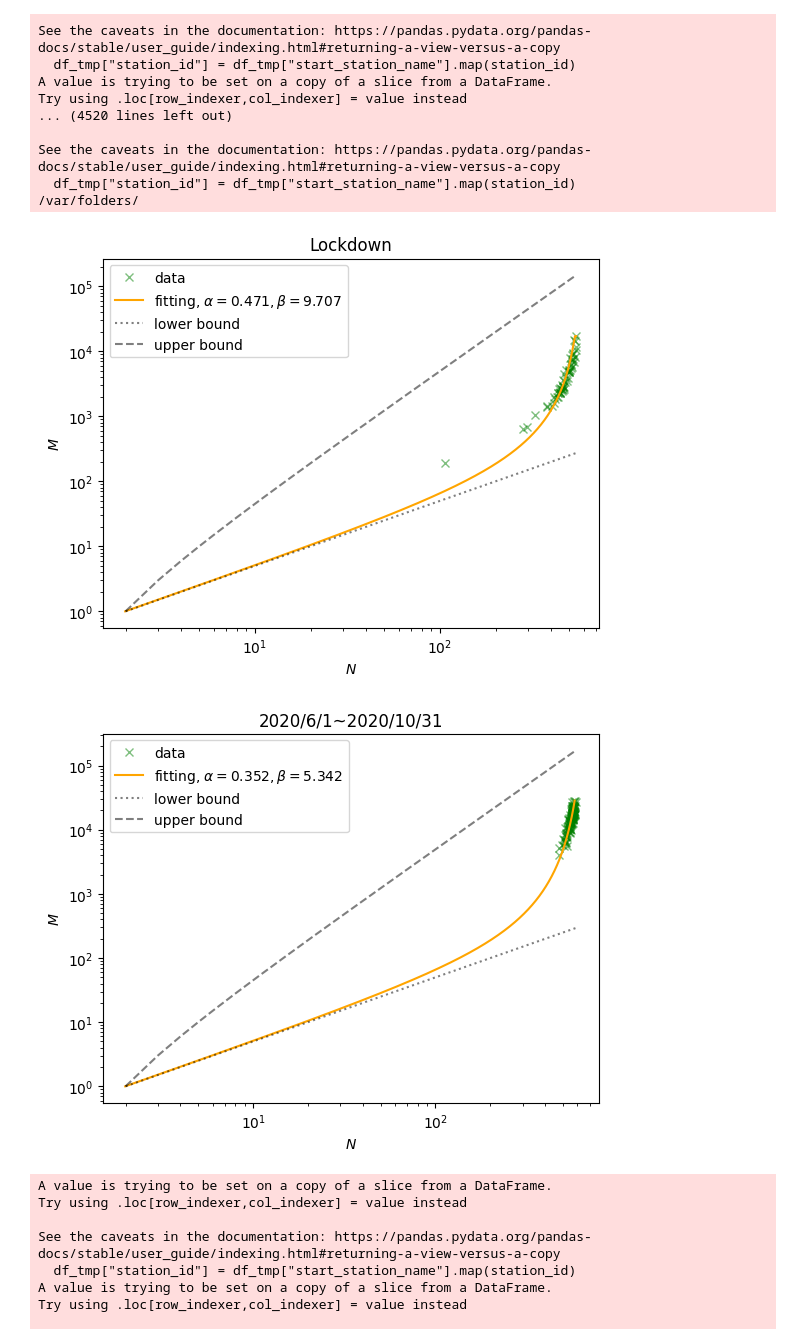
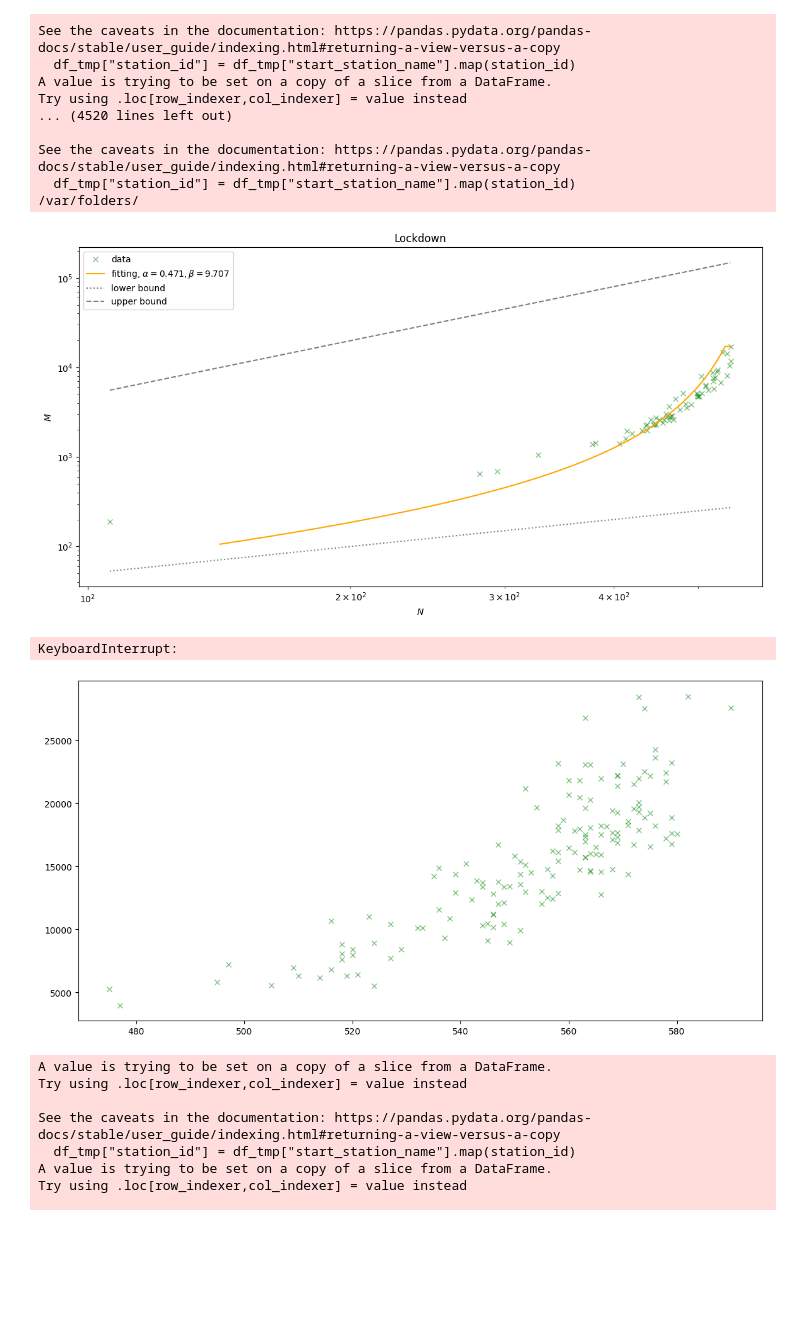
Before and after one commit to yiadka/mobility_scaling, a Jupyter notebook: notebooks/lockdown2.ipynb, the cells around one changed output. Saved outputs shown, nothing was run; the diff lists cells and outputs as text; code cells hidden in the pictures; blank space fills up the shorter version.

```diff
--- a/notebooks/lockdown2.ipynb
+++ b/notebooks/lockdown2.ipynb
@@ -247,38 +247,38 @@ See the caveats in the documentation: https://pandas.pydata.org/pandas-docs/stab
 /var/folders/
 # %%
 # lockdown
-plt.Figure(figsize=(14,7))
+plt.figure(figsize=(14,7))
 
 N = node_lockdown
 M = edge_lockdown
 Np = 596 # histrical dataから求めたNp
 
-x = np.arange(2, np.max(N))
-y = np.arange(1, np.max(M))
+x = np.arange(np.min(N), np.max(N))
+y = np.arange(np.min(N), np.max(M))
 
 plt.plot(N, M, "x", c="green", alpha=0.5, label="data")
 
 params, _ = optimize.curve_fit(Model3_fixed, edge, node, p0=[0.6, 1])
 alpha = params[0]
 beta = params[1]
 
 plt.plot(Model3(y), y, "-", c="orange", label=f"fitting, $\\alpha={round(alpha, 3)}, \\beta={round(beta, 3)}$")
 
 plt.plot(x,x/2, label="lower bound", c = "black", alpha= 0.5, ls = ":")
 plt.plot(x,x*(x-1)/2, label="upper bound", c = "black", alpha = 0.5, ls = "--")
 #plt.text(0.05, 0.65, r'$\hat{\kappa}:$ ' + str(round(kappa, 3)), transform=plt.gca().transAxes)
 plt.xscale("log")
 plt.yscale("log")
 plt.title("Lockdown")
 plt.xlabel(r"$N$")
 plt.ylabel(r"$M$")
 plt.legend()
 plt.show()
 # %% [output]
-[figure, old version]
+[figure, new version]
 # %%
 # Resilience1
-plt.Figure(figsize=(14,7))
+plt.figure(figsize=(14,7))
 
 N = node_resi1
 M = edge_resi1
@@ -306,7 +306,8 @@ plt.ylabel(r"$M$")
 plt.legend()
 plt.show()
 # %% [output]
+KeyboardInterrupt:
-[figure, old version]
+[figure, new version]
 # %%
 df_2020_dec = df[(df["started_at"] >= "2020-12-01") & (df["started_at"] < "2021-01-01")].dropna()
 node_2020_dec, edge_2020_dec = return_nm(df_2020_dec)
```
Also changed, not shown: parts of 5 cells of this notebook, 1 other file.
